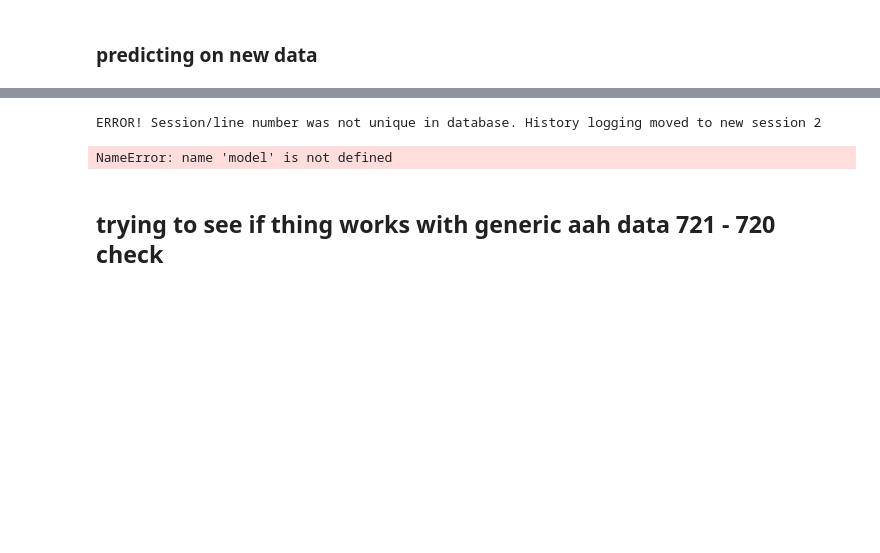
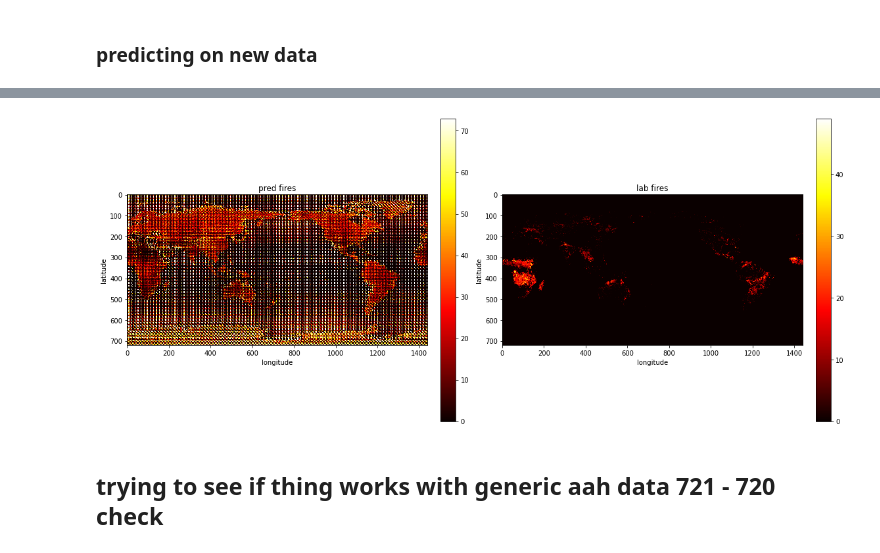
Before and after one commit to peng8479/Aurora, a Jupyter notebook: aurora_train (2).ipynb, the cells around one changed output, grey strips where cells are left out. Drawn from its saved outputs; the diff is of its cells as text; code cells hidden in the pictures; blank space fills up the shorter version.

Commit message:
preliminary training results

```diff
--- a/aurora_train (2).ipynb
+++ b/aurora_train (2).ipynb
@@ -976,6 +960,7 @@ starty = 2015     ## start of 2015 to end of 2021
 endy = 2015
 date_range = pd.date_range(start=f'{starty}-01-01', end=f'{endy}-01-05', freq='D')
 date_range = pd.date_range(start=f'{starty}-01-01', end=f'{endy}-12-31', freq='D')
+date_range = pd.date_range(start=f'{starty+1}-01-01', end=f'{endy+1}-12-31', freq='D')
 # if keyerror, dleete variable
 # variables_to_keep = ['u10', 'v10', 't2m', 'msl', 'fire']
 # no need to worry about dong less. manually managug from 5 is way to edit for now
@@ -987,7 +972,7 @@ download_path = "globfire-gooddata/data"
 dataset = AuroraDataset(download_path, variables_to_keep , date_range)
 
 train_size = int(0.8 * len(dataset))
-train_size = int(0.95 * len(dataset))
+# train_size = int(0.95 * len(dataset))
 test_size = len(dataset) - train_size
 train_dataset, test_dataset = random_split(dataset, [train_size, test_size])
 
@@ -1130,6 +1066,8 @@ for epoch in range(num_epochs):  # Loop over epochs
         # Debug memory usage
         print(f"Allocated: {torch.cuda.memory_allocated() / 1024**2:.2f} MB")
         print(f"Reserved: {torch.cuda.memory_reserved() / 1024**2:.2f} MB")
+        torch.cuda.empty_cache()
+        print(f"Allocated: {torch.cuda.memory_allocated() / 1024**2:.2f} MB")
+        print(f"Reserved: {torch.cuda.memory_reserved() / 1024**2:.2f} MB")
 
     print(f"Epoch [{epoch + 1}/{num_epochs}], Loss: {loss.item():.4f}")
-    break
@@ -1299,7 +1318,7 @@ model = Aurora(
 # )
 
 # model.load_checkpoint("microsoft/aurora", "aurora-0.25-pretrained.ckpt", strict=False)
-model.load_state_dict(torch.load("aurora_fire_weights_65.pth"), strict=False)
+model.load_state_dict(torch.load("aurora_fire_weights_all.pth"), strict=False)
 model = model.to("cuda")
 # %%
 from sklearn.metrics import accuracy_score, precision_score, recall_score, f1_score, jaccard_score
@@ -1382,12 +1509,31 @@ OutOfMemoryError: CUDA out of memory. Tried to allocate 96.00 MiB. GPU 0 has a t
+# %%
+
+#plotting
+fig, axes  = plt.subplots(1, 2, figsize = (16,8))
+axes[0].imshow(pred_grid, cmap = 'hot', interpolation = 'nearest')
+axes[0].set_title('pred fires')
+axes[0].set_xlabel('longitude')
+axes[0].set_ylabel('latitude')
+axes[0].colorbar = fig.colorbar(axes[0].images[0], ax=axes[0], fraction=0.046, pad=0.04)
+
+axes[1].imshow(lab_grid, cmap = 'hot', interpolation = 'nearest')
+axes[1].set_title('lab fires')
+axes[1].set_xlabel('longitude')
+axes[1].set_ylabel('latitude')
+axes[1].colorbar = fig.colorbar(axes[1].images[0], ax=axes[1], fraction=0.046, pad=0.04)
+
+
+# plt.colorbar(label='Number of predictions')
+plt.tight_layout()
+plt.show()
+# %% [output]
+[figure, added]
 # %%
-torch.save(model.state_dict(), "aurora_fire_weights_65.pth")
+torch.save(model.state_dict(), "aurora_fire_weights_all.pth")
 
 ### see aws id for missing line
 # bucket_name = 'globfire-gooddata'
 # s3.upload_file("aurora_fire_weights.pth", bucket_name, "aurora_fire_weights.pth")
-# %% [output]
-ERROR! Session/line number was not unique in database. History logging moved to new session 2
-NameError: name 'model' is not defined
 # %%
 from aurora import Aurora
 
```
Also changed, not shown: parts of 14 cells of this notebook.
